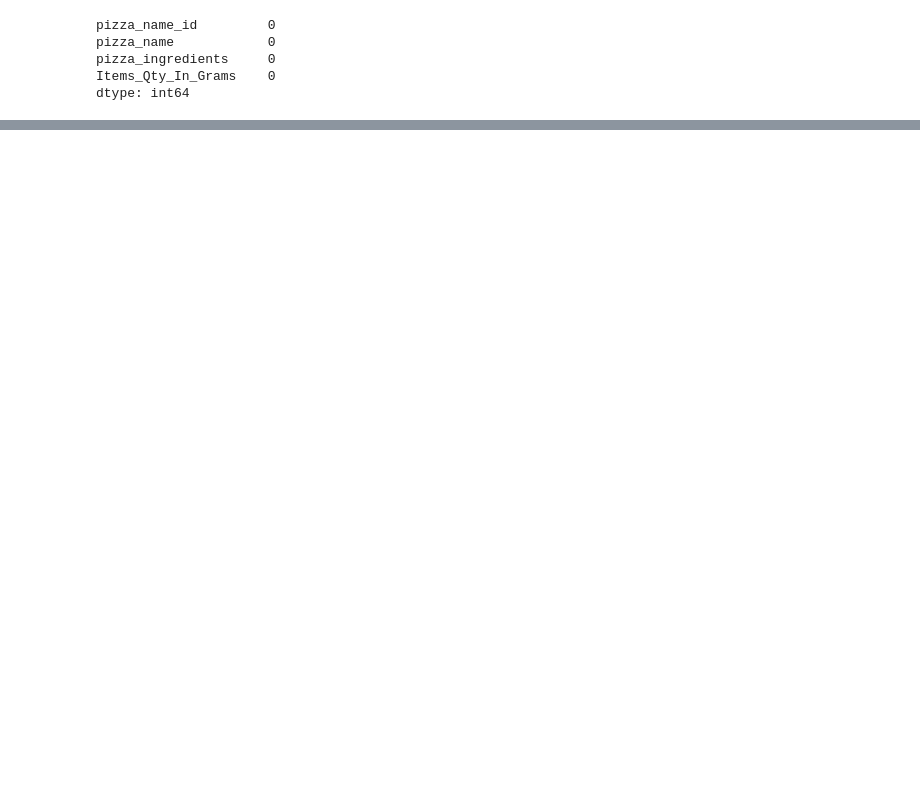
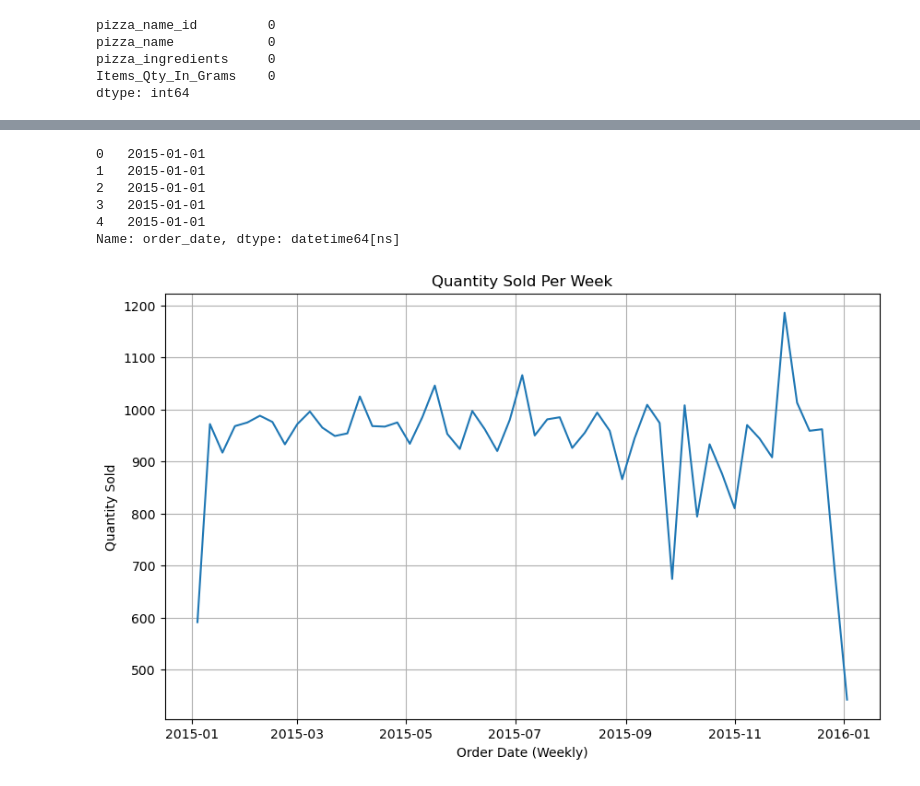
Before and after one commit to 0210rekha/CAPSTONE_Project-5, a Jupyter notebook: Dominos_Purchase_Order_System.ipynb, the cells around one changed output, grey strips where cells are left out. Drawn from its saved outputs; the diff is of its cells as text; code cells hidden in the pictures; blank space fills up the shorter version.

```diff
--- a/Dominos_Purchase_Order_System.ipynb
+++ b/Dominos_Purchase_Order_System.ipynb
@@ -162,0 +78,5 @@ dtype: int64
+# %%
+# Clean and preprocess the data
+pizza_sale[['pizza_name_id', 'pizza_category', 'pizza_ingredients', 'pizza_name']] = pizza_sale[['pizza_name_id', 'pizza_category', 'pizza_ingredients', 'pizza_name']].fillna(method='ffill')
+
+pizza_sale['total_price'] = pizza_sale['total_price'].interpolate(method='linear')
@@ -936,6 +172,0 @@ sarima_tuning_results Summary:
-# %%
-import pickle
-
-with open("best_sarima_model.pkl", "wb") as f:
-    pickle.dump(best_model, f)
-    print("\nsaved to 'best_sarima_model.pkl'.")
@@ -949,0 +194,36 @@ with open('best_sarima_model.pkl', 'wb') as file:
+# %%
+#pizza sales dataset
+
+def parse_dates(date):
+  for fmt in ('%d-%m-%Y', '%d/%m/%Y'):
+    try:
+      return pd.to_datetime(date, format=fmt)
+    except ValueError:
+      pass
+  raise ValueError(f'no valid date format found for {date}')
+# %%
+pizza_sale['order_date'] = pizza_sale['order_date'].apply(parse_dates)
+# %%
+pizza_sale['order_date'].head()
+# %% [output]
+0   2015-01-01
+1   2015-01-01
+2   2015-01-01
+3   2015-01-01
+4   2015-01-01
+Name: order_date, dtype: datetime64[ns]
+# %%
+# Group by order date, resample weekly, and sum the quantity
+pizza_sale['order_date'] = pd.to_datetime(pizza_sale['order_date'])
+weekly_sales = pizza_sale.resample('W', on='order_date')['quantity'].sum()
+
+# Create the plot
+plt.figure(figsize=(10, 6))
+plt.plot(weekly_sales.index, weekly_sales.values)
+plt.xlabel('Order Date (Weekly)')
+plt.ylabel('Quantity Sold')
+plt.title('Quantity Sold Per Week')
+plt.grid(True)
+plt.show()
+# %% [output]
+[figure, added]
```
Also changed, not shown: parts of 126 cells of this notebook.
